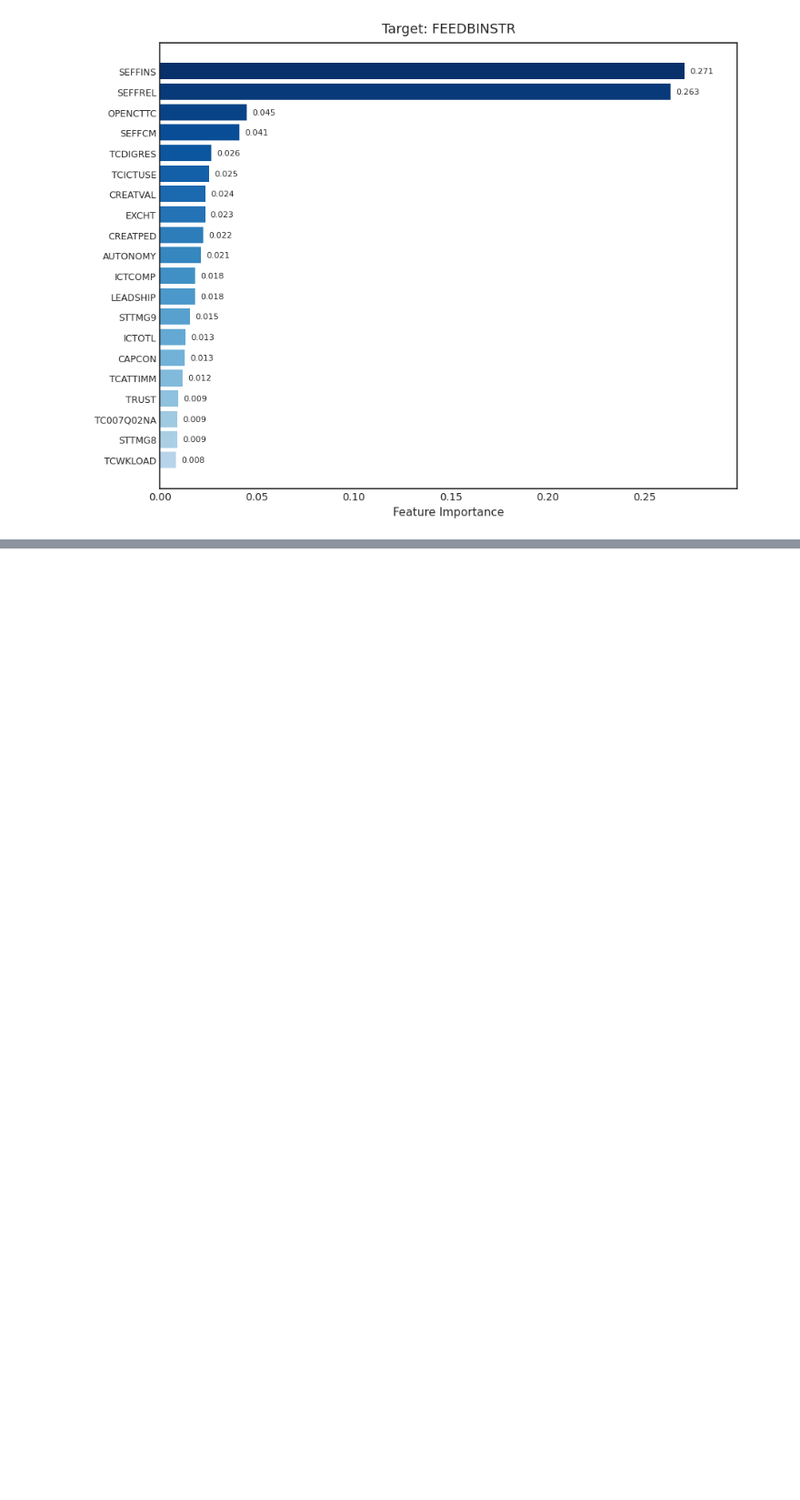
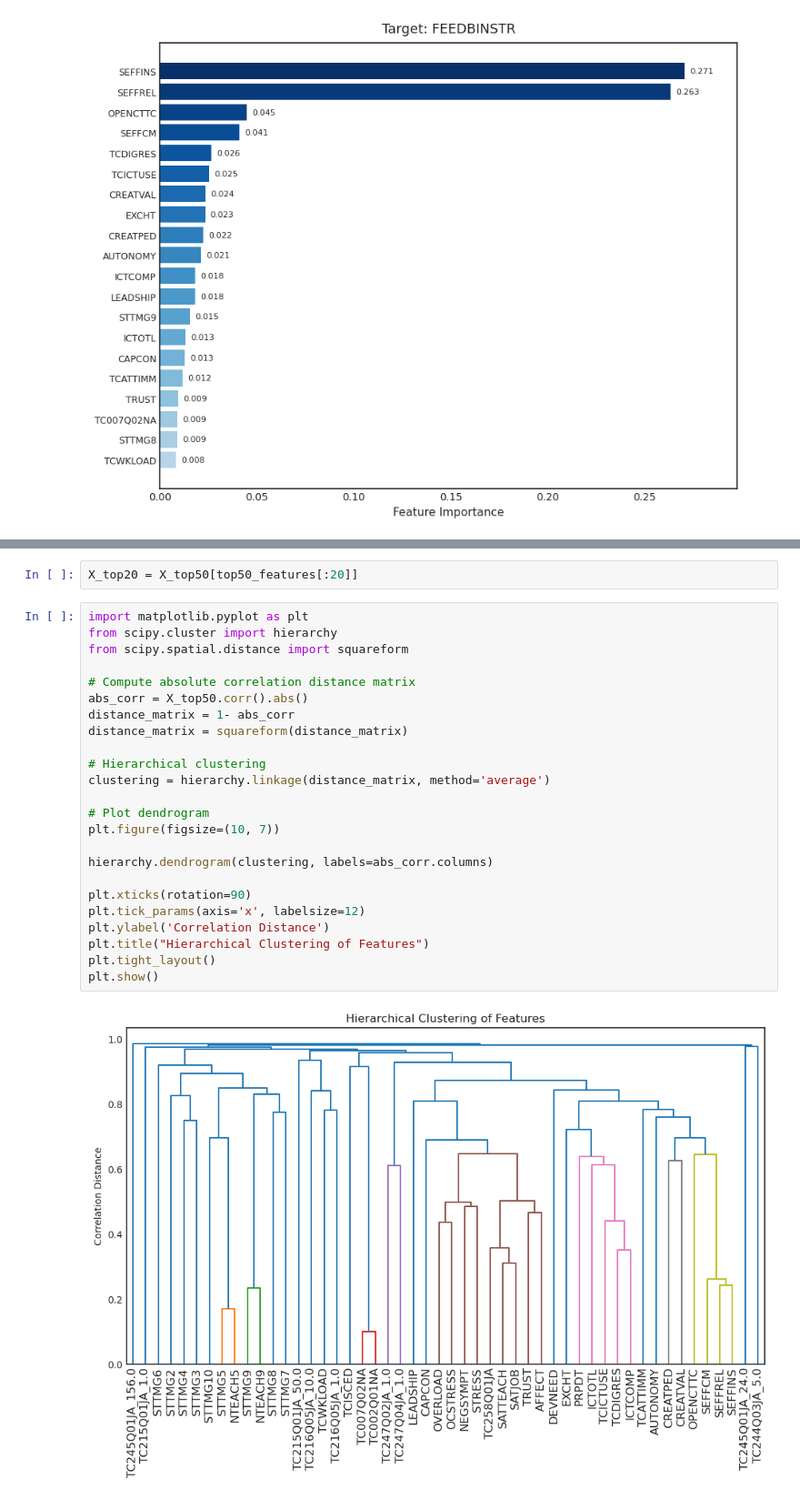
Before and after one commit to codingalzi/pisa, a Jupyter notebook: p2022/teachers_GB_FI_v3.ipynb, the cells around one changed output, grey strips where cells are left out. Shown at 91% size. Cells and saved outputs as stored; diff of their text form; blank space fills up the shorter version.

```diff
--- a/p2022/teachers_GB_FI_v3.ipynb
+++ b/p2022/teachers_GB_FI_v3.ipynb
@@ -499,0 +567,28 @@ plot_feature_importances(important_features_top, target)
+# %%
+X_top20 = X_top50[top50_features[:20]]
+# %%
+import matplotlib.pyplot as plt
+from scipy.cluster import hierarchy
+from scipy.spatial.distance import squareform
+
+# Compute absolute correlation distance matrix
+abs_corr = X_top50.corr().abs()
+distance_matrix = 1- abs_corr
+distance_matrix = squareform(distance_matrix)
+
+# Hierarchical clustering
+clustering = hierarchy.linkage(distance_matrix, method='average')
+
+# Plot dendrogram
+plt.figure(figsize=(10, 7))
+
+hierarchy.dendrogram(clustering, labels=abs_corr.columns)
+
+plt.xticks(rotation=90)
+plt.tick_params(axis='x', labelsize=12)
+plt.ylabel('Correlation Distance')
+plt.title("Hierarchical Clustering of Features")
+plt.tight_layout()
+plt.show()
+# %% [output]
+[figure, added]
```
Also changed, not shown: parts of 9 cells of this notebook.
